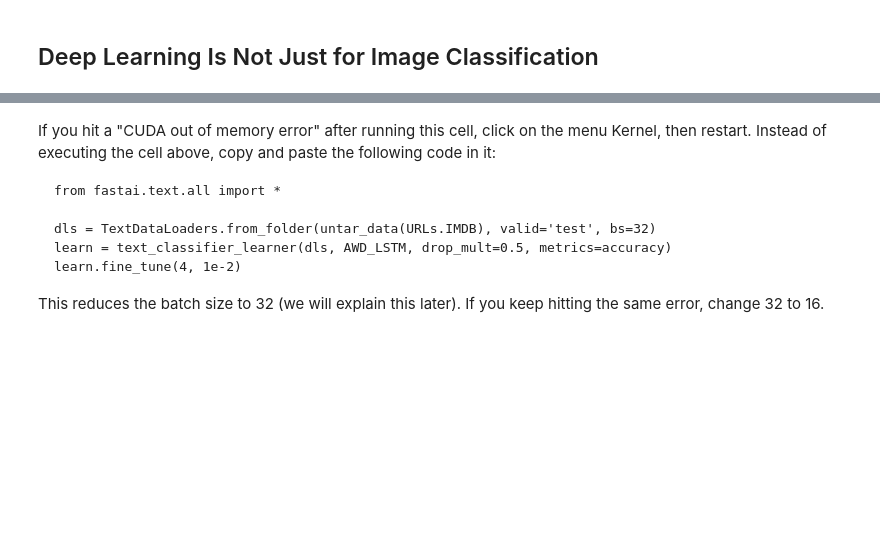
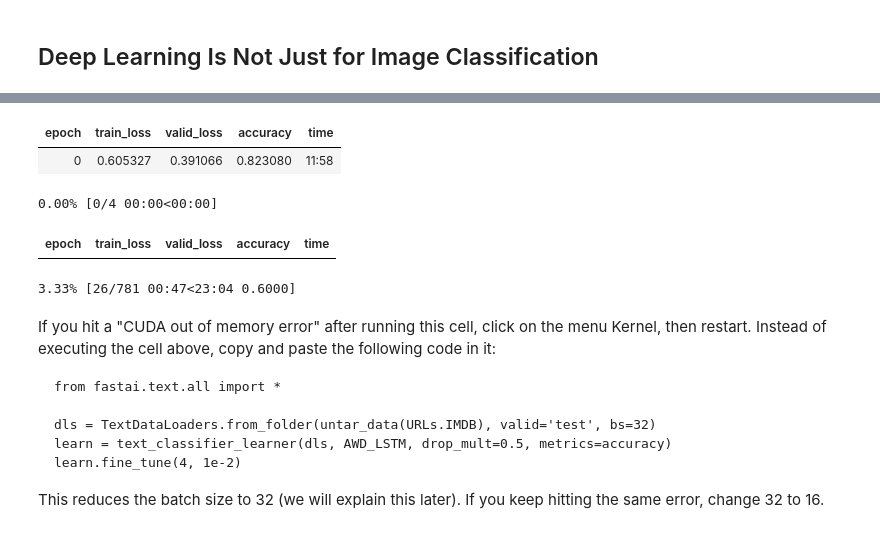
Before and after one commit to entire/fastbook, a Jupyter notebook: clean/01_intro.ipynb, the cells around one changed output, grey strips where cells are left out. Drawn from its saved outputs; the diff is of its cells as text; code cells hidden in the pictures; blank space fills up the shorter version.

```diff
--- a/clean/01_intro.ipynb
+++ b/clean/01_intro.ipynb
@@ -125,9 +155,15 @@ learn.show_results(max_n=6, figsize=(7,8))
 # %%
 from fastai.text.all import *
 
-dls = TextDataLoaders.from_folder(untar_data(URLs.IMDB), valid='test')
+dls = TextDataLoaders.from_folder(untar_data(URLs.IMDB), valid='test', bs=32)
 learn = text_classifier_learner(dls, AWD_LSTM, drop_mult=0.5, metrics=accuracy)
 learn.fine_tune(4, 1e-2)
+# %% [output]
+| epoch | train_loss | valid_loss | accuracy | time |
+| 0 | 0.605327 | 0.391066 | 0.823080 | 11:58 |
+0.00% [0/4 00:00<00:00]
+| epoch | train_loss | valid_loss | accuracy | time |
+3.33% [26/781 00:47<23:04 0.6000]
 # %% [markdown]
 If you hit a "CUDA out of memory error" after running this cell, click on the menu Kernel, then restart. Instead of executing the cell above, copy and paste the following code in it:
 
```
Also changed, not shown: parts of 10 cells of this notebook, 2 other files.
